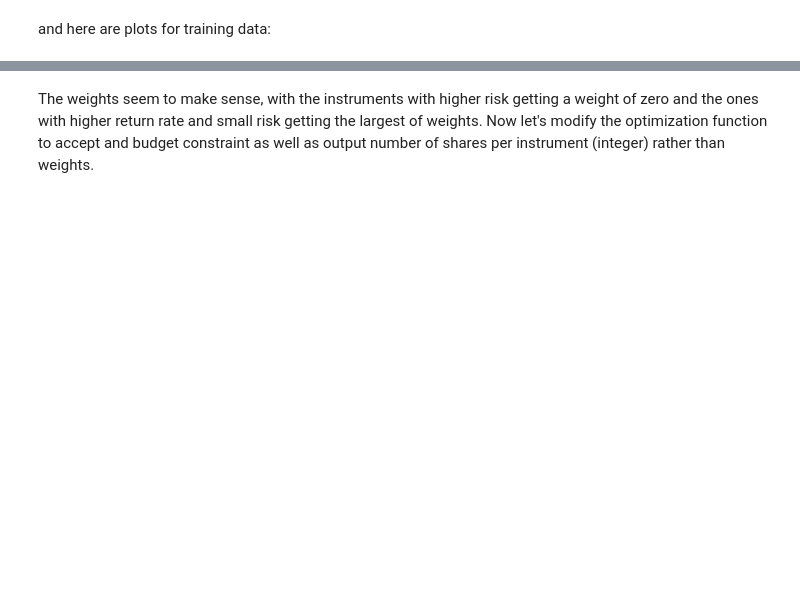
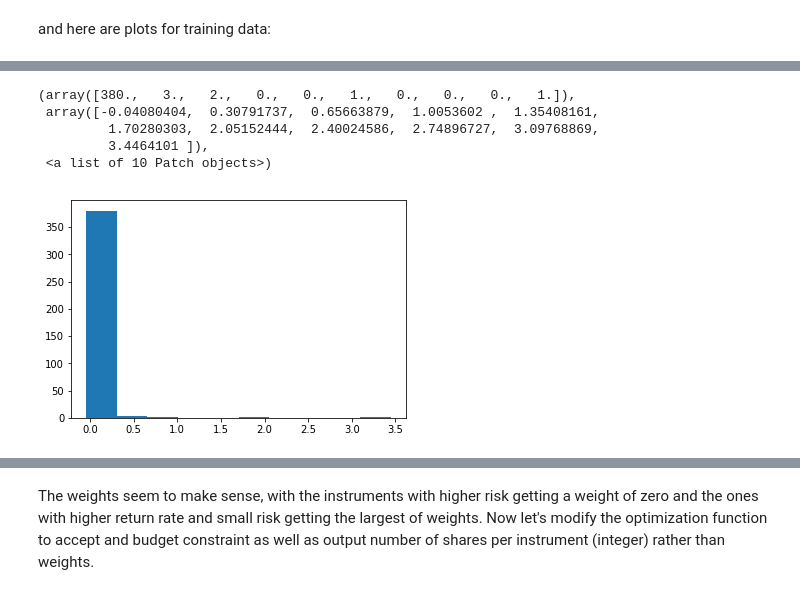
Before and after one commit to armenabnousi/smartr, a Jupyter notebook: smartr.ipynb, the cells around one changed output, grey strips where cells are left out. Cells and saved outputs as stored; diff of their text form; code cells hidden in the pictures; blank space fills up the shorter version.

```diff
--- a/smartr.ipynb
+++ b/smartr.ipynb
@@ -244,3 +344,10 @@ plt.show()
 # %% [markdown]
 variance of a linear combination of random variable can be computed by the formula below: [(source)](https://en.wikipedia.org/wiki/Variance)
 <img src="ext/lincomb_variance.png" style="height:200px">
+# %%
+#ticker_set = [name for name in candidates if name in list(d.columns.values)]
+rat_risks = pd.read_csv("rates_and_risks.csv")
+rat_risks.head()
+rat_risks = rat_risks[rat_risks['name'] != "stock"]
+print(rat_risks.shape)
+rat_risks.head()
@@ -246,0 +362,3 @@ variance of a linear combination of random variable can be computed by the formu
+# %%
+rat_risks['return_rate'] = (rat_risks['prediction'] - rat_risks['price'])/rat_risks['price']
+rat_risks.head()
@@ -246,0 +372,9 @@ variance of a linear combination of random variable can be computed by the formu
+# %%
+plt.hist(rat_risks['return_rate'])
+# %% [output]
+(array([380.,   3.,   2.,   0.,   0.,   1.,   0.,   0.,   0.,   1.]),
+ array([-0.04080404,  0.30791737,  0.65663879,  1.0053602 ,  1.35408161,
+         1.70280303,  2.05152444,  2.40024586,  2.74896727,  3.09768869,
+         3.4464101 ]),
+ <a list of 10 Patch objects>)
+[figure, added]
```
Also changed, not shown: parts of 66 cells of this notebook, 1 other file.
